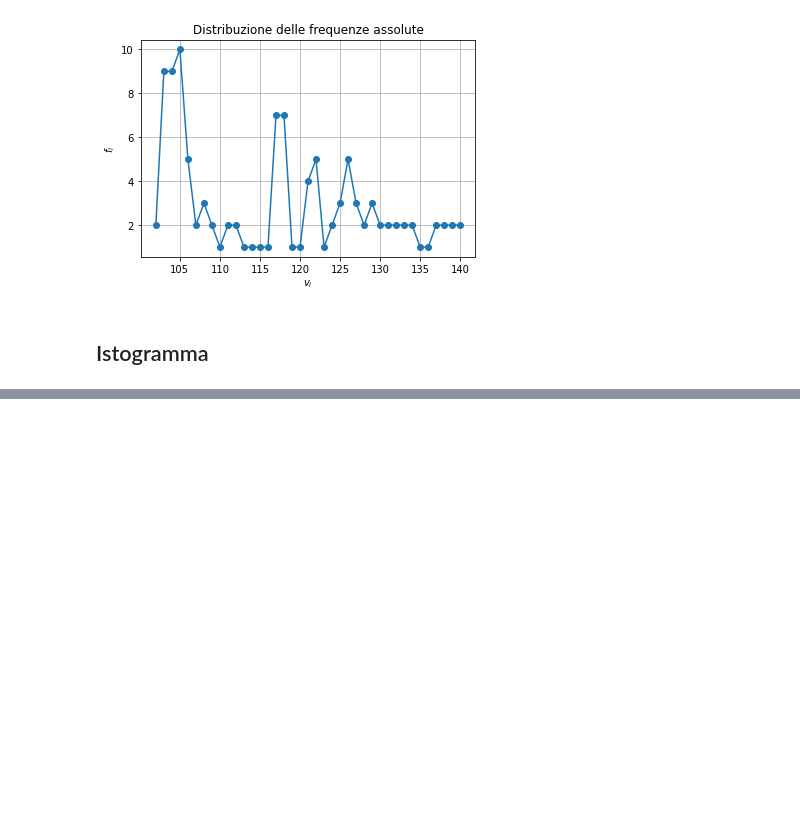
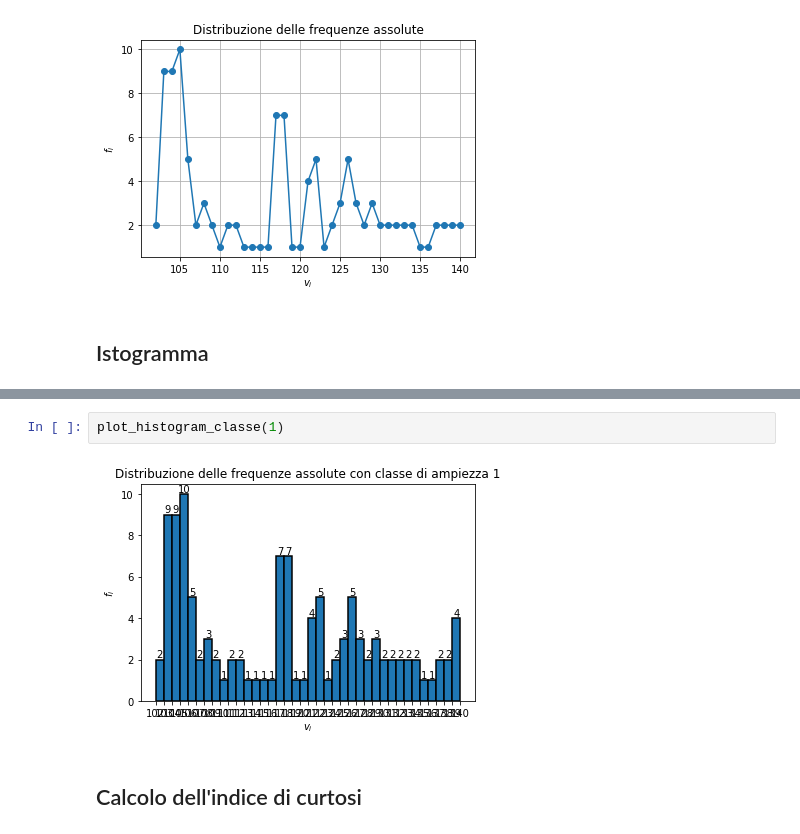
Before and after one commit to OB-UNISA/Statistica, a Jupyter notebook: statistica.ipynb, the cells around one changed output, grey strips where cells are left out. Cells and saved outputs as stored; diff of their text form; blank space fills up the shorter version.

```diff
--- a/statistica.ipynb
+++ b/statistica.ipynb
@@ -224,0 +352,6 @@ plot_histogram_classe(5)
+# %%
+plot_histogram_classe(1)
+# %% [output]
+[figure, added]
+# %% [markdown]
+## Calcolo dell'indice di curtosi
```
Also changed, not shown: parts of 33 cells of this notebook.
